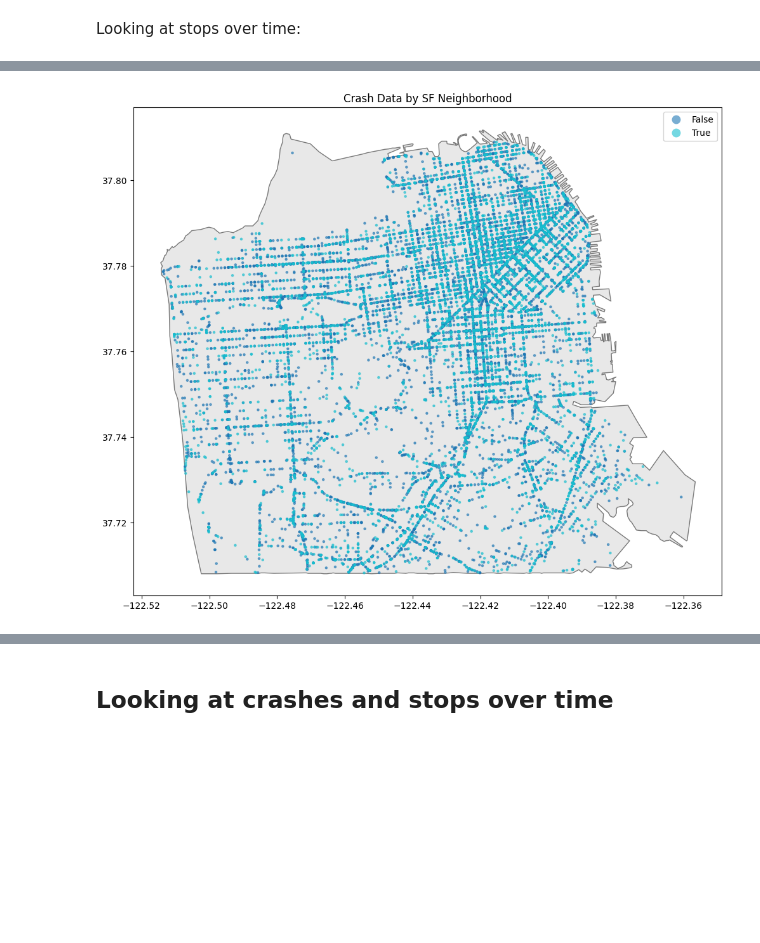
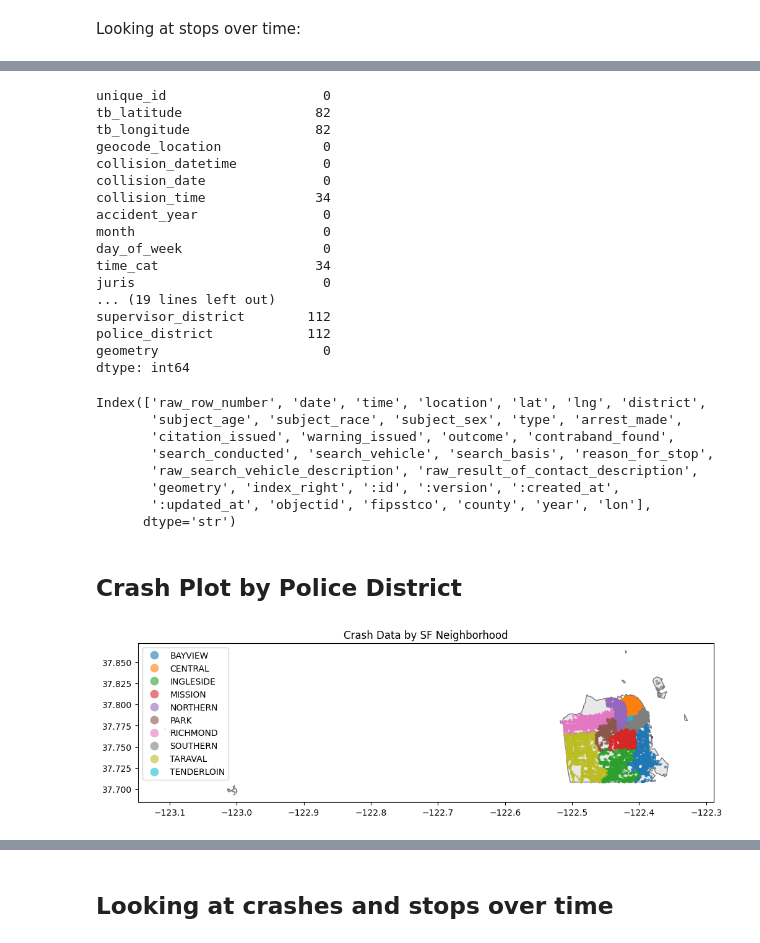
Before and after one commit to utexas-SDS-357/sds357-project-sp26-con-founders, a Jupyter notebook: Preprocessing/sf_analysis.ipynb, the cells around one changed output, grey strips where cells are left out. Saved outputs shown, nothing was run; the diff lists cells and outputs as text; code cells hidden in the pictures; blank space fills up the shorter version.

Commit message:
crash df dropping columns and handling nas

```diff
--- a/Preprocessing/sf_analysis.ipynb
+++ b/Preprocessing/sf_analysis.ipynb
@@ -34,7 +34,7 @@ import zipfile
 - Converts data to have valid coordinates
 - Returns all files
 # %%
-def load_data(stop_path, geo_path, crash_path, census_path):
+def load_data(stop_path, geo_path, crash_path):
 
     # unzip stop and crash data
     with zipfile.ZipFile(stop_path) as z:
@@ -47,7 +47,6 @@ def load_data(stop_path, geo_path, crash_path, census_path):
 
     # get boundaries of city
     city_df = gpd.read_file(geo_path)
-    census_df = gpd.read_file(census_path)
 
     # get locations of all stops, crashes from the city's dataset
     stops_df = gpd.GeoDataFrame(
@@ -65,9 +64,8 @@ def load_data(stop_path, geo_path, crash_path, census_path):
     print("Shapefile CRS:", city_df.crs)
     print("Police Stop Data CRS:", stops_df.crs)
     print("Collision Data CRS:", crash_df.crs)
-    print("Shapefile Census CRS:", census_df)
 
-    return city_df, stops_df, crash_df, census_df
+    return city_df, stops_df, crash_df
 # %% [markdown]
 1. We manually add in the pathname for the Bay Area counties <font color='red'>(source?)</font> to see the extent of counties local to San Francisco.
 2. We also add the pathname for the [Stanford Open Policing project data](https://github.com/stanford-policylab/opp/blob/master/data_readme.md) and [San Francisco Traffic Crash dataset](https://data.sfgov.org/Public-Safety/Traffic-Crashes-Resulting-in-Injury/ubvf-ztfx/about_data) to obtain coordinates where stops and crashes occurred.
@@ -78,13 +76,11 @@ def load_data(stop_path, geo_path, crash_path, census_path):
 stop_df_path = r"../data/sf_police_stops_raw.csv.zip"
 geo_path = r"../data/Bay_Area_County_Polygons.geojson"
 crash_df_path = r"../data/collisions_raw.csv.zip"
-census_df_path = r"../data/Census_2010_Tracts_20260219.geojson"
 
 # load and view example data
-city_boundaries, stops_df, crash_df, census_boundaries = load_data(stop_df_path, geo_path, crash_df_path, census_df_path)
+city_boundaries, stops_df, crash_df = load_data(stop_df_path, geo_path, crash_df_path)
 
 city_boundaries.head()
-census_boundaries.head()
 stops_df.head()
 crash_df.head()
 # %% [output]
@@ -380,23 +248,0 @@ Length: 9, dtype: str
-# %%
-def fix_coordinates(stop_df, city_boundaries, counties_of_interest):
-
-    # only keep data within relevant counties
-    city_boundaries_filt = city_boundaries[city_boundaries['county'].isin(counties_of_interest)]
-
-    # remove small disconnected polygons (e.g. Farallon Islands)
-    city_boundaries_filt = city_boundaries_filt.explode(index_parts=False)
-    city_boundaries_filt = city_boundaries_filt[city_boundaries_filt.geometry.area == city_boundaries_filt.geometry.area.max()]
-
-    # filter points to within boundaries of county polygon
-    stops_clean = gpd.sjoin(stop_df, city_boundaries_filt, predicate="within")
-
-    return stops_clean, city_boundaries_filt
-
-crash_clean, city_boundaries_filt = fix_coordinates(crash_df, city_boundaries, counties_of_interest)
-
-# Now plot with clean data
-fig, ax = plt.subplots(figsize=(12, 10))
-city_boundaries_filt.plot(ax=ax, color='lightgray', edgecolor='black', alpha=0.5)
-crash_clean.plot(ax=ax, color='red', markersize=5, alpha=0.6)
-plt.title("Police Stops by SF Neighborhood")
-plt.show()
@@ -584,0 +359,5 @@ dtype: int64
+# %%
+crash_df.head()
+crash_df = crash_df[crash_df['accident_year'] >= 2010]
+crash_df_clean = crash_df.drop(columns=['cnn_intrsctn_fkey','geocode_source', 'cnn_sgmt_fkey', 'case_id_pkey','officer_id','beat_number','distance','direction','weather_2','road_cond_1','road_cond_2','control_device', 'vz_pcf_code', 'vz_pcf_group','vz_pcf_link','street_view','dph_col_grp', 'data_as_of', 'data_updated_at',
+       'data_loaded_at'])
@@ -585,10 +372,44 @@ dtype: int64
+# %%
+crash_df_clean.isna().sum()
+#testing
+# %% [output]
+unique_id                    0
+tb_latitude                 82
+tb_longitude                82
+geocode_location             0
+collision_datetime           0
+collision_date               0
+collision_time              34
+accident_year                0
+month                        0
+day_of_week                  0
+time_cat                    34
+juris                        0
+... (19 lines left out)
+supervisor_district        112
+police_district            112
+geometry                     0
+dtype: int64
+# %%
+stops_clean.columns
+# %% [output]
+Index(['raw_row_number', 'date', 'time', 'location', 'lat', 'lng', 'district',
+       'subject_age', 'subject_race', 'subject_sex', 'type', 'arrest_made',
+       'citation_issued', 'warning_issued', 'outcome', 'contraband_found',
+       'search_conducted', 'search_vehicle', 'search_basis', 'reason_for_stop',
+       'raw_search_vehicle_description', 'raw_result_of_contact_description',
+       'geometry', 'index_right', ':id', ':version', ':created_at',
+       ':updated_at', 'objectid', 'fipsstco', 'county', 'year', 'lon'],
+      dtype='str')
+# %% [markdown]
+## Crash Plot by Police District
 # %%
 # see what data looks like when outcome = NA (none of warning, citation, arrest)
 fig, ax = plt.subplots(figsize=(12, 10))
 city_boundaries_filt.plot(ax=ax, color='lightgray', edgecolor='black', alpha=0.5)
-crash_clean.plot(ax=ax, column='Vision Zero', markersize=5, alpha=0.6, legend=True, categorical=True)
+crash_df.plot(ax=ax, column='police_district', markersize=5, alpha=0.6, legend=True, categorical=True)
 plt.title("Crash Data by SF Neighborhood")
 plt.show()
 # %% [output]
-[figure, old version]
+[figure, new version]
 # %%
```
Also changed, not shown: parts of 43 cells of this notebook.
